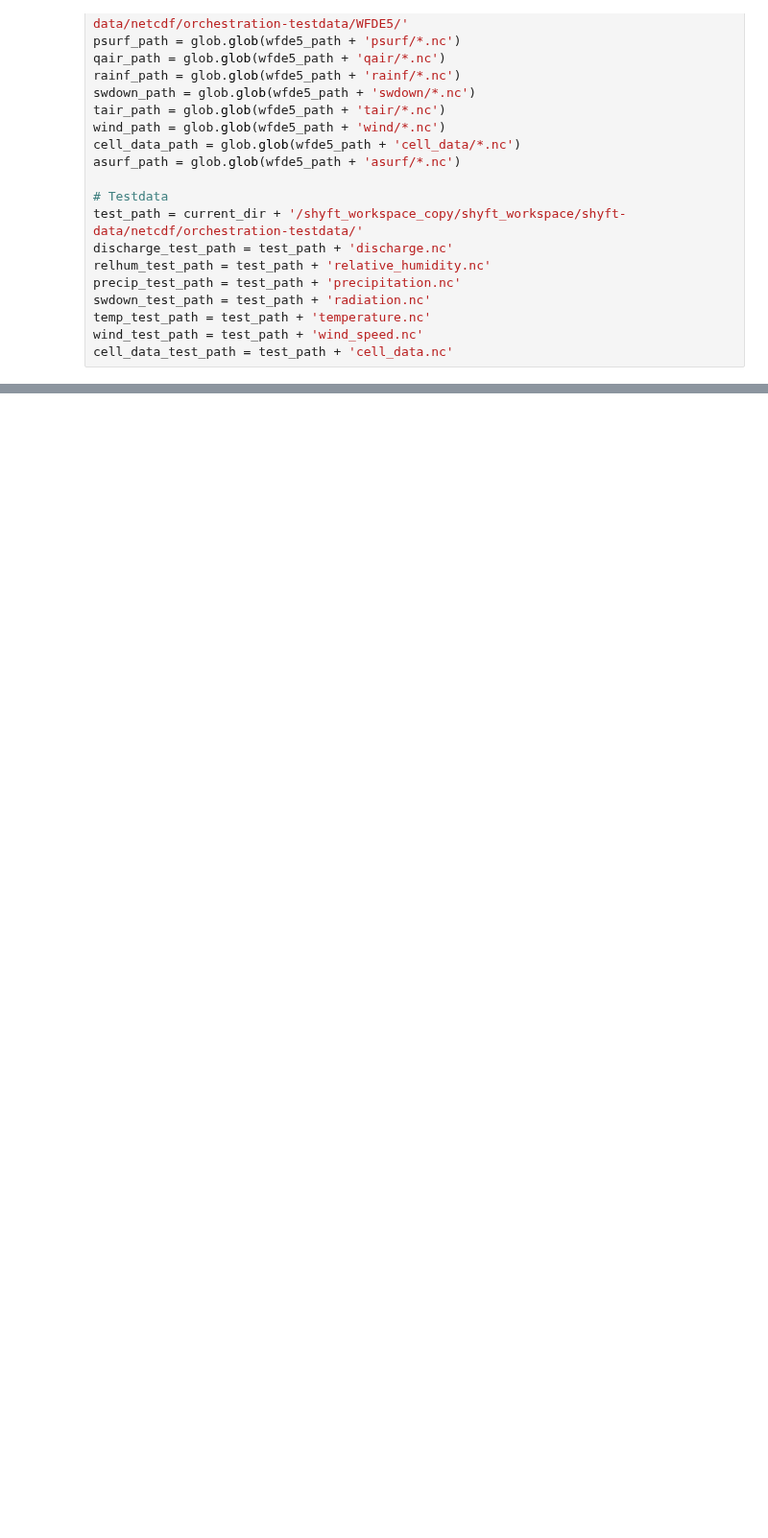
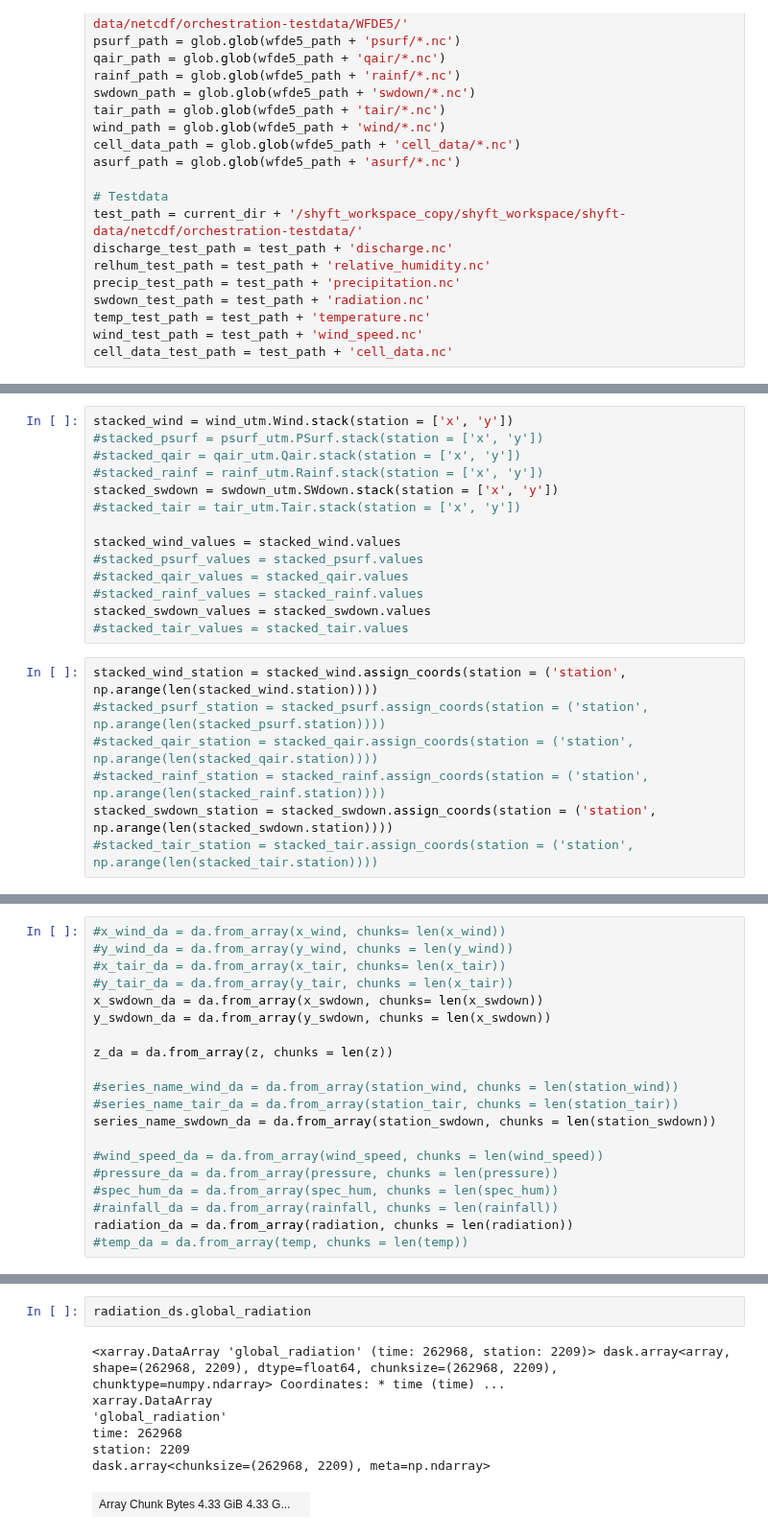
Before and after one commit to jacobqs/MST-Himalaya, a Jupyter notebook: explore_data.ipynb, the cells around one changed output, grey strips where cells are left out. Shown at 96% size. Drawn from its saved outputs; the diff is of its cells as text; blank space fills up the shorter version.

```diff
--- a/explore_data.ipynb
+++ b/explore_data.ipynb
@@ -1974,0 +158,21 @@ The dataset is distributed under the Licence to Use Copernicus Products. The cor
+# %%
+stacked_wind = wind_utm.Wind.stack(station = ['x', 'y'])
+#stacked_psurf = psurf_utm.PSurf.stack(station = ['x', 'y'])
+#stacked_qair = qair_utm.Qair.stack(station = ['x', 'y'])
+#stacked_rainf = rainf_utm.Rainf.stack(station = ['x', 'y'])
+stacked_swdown = swdown_utm.SWdown.stack(station = ['x', 'y'])
+#stacked_tair = tair_utm.Tair.stack(station = ['x', 'y'])
+
+stacked_wind_values = stacked_wind.values
+#stacked_psurf_values = stacked_psurf.values
+#stacked_qair_values = stacked_qair.values
+#stacked_rainf_values = stacked_rainf.values
+stacked_swdown_values = stacked_swdown.values
+#stacked_tair_values = stacked_tair.values
+# %%
+stacked_wind_station = stacked_wind.assign_coords(station = ('station', np.arange(len(stacked_wind.station))))
+#stacked_psurf_station = stacked_psurf.assign_coords(station = ('station', np.arange(len(stacked_psurf.station))))
+#stacked_qair_station = stacked_qair.assign_coords(station = ('station', np.arange(len(stacked_qair.station))))
+#stacked_rainf_station = stacked_rainf.assign_coords(station = ('station', np.arange(len(stacked_rainf.station))))
+stacked_swdown_station = stacked_swdown.assign_coords(station = ('station', np.arange(len(stacked_swdown.station))))
+#stacked_tair_station = stacked_tair.assign_coords(station = ('station', np.arange(len(stacked_tair.station))))
@@ -1974,0 +206,20 @@ The dataset is distributed under the Licence to Use Copernicus Products. The cor
+# %%
+#x_wind_da = da.from_array(x_wind, chunks= len(x_wind))
+#y_wind_da = da.from_array(y_wind, chunks = len(y_wind))
+#x_tair_da = da.from_array(x_tair, chunks= len(x_tair))
+#y_tair_da = da.from_array(y_tair, chunks = len(x_tair))
+x_swdown_da = da.from_array(x_swdown, chunks= len(x_swdown))
+y_swdown_da = da.from_array(y_swdown, chunks = len(x_swdown))
+
+z_da = da.from_array(z, chunks = len(z))
+
+#series_name_wind_da = da.from_array(station_wind, chunks = len(station_wind))
+#series_name_tair_da = da.from_array(station_tair, chunks = len(station_tair))
+series_name_swdown_da = da.from_array(station_swdown, chunks = len(station_swdown))
+
+#wind_speed_da = da.from_array(wind_speed, chunks = len(wind_speed))
+#pressure_da = da.from_array(pressure, chunks = len(pressure))
+#spec_hum_da = da.from_array(spec_hum, chunks = len(spec_hum))
+#rainfall_da = da.from_array(rainfall, chunks = len(rainfall))
+radiation_da = da.from_array(radiation, chunks = len(radiation))
+#temp_da = da.from_array(temp, chunks = len(temp))
@@ -1974,0 +274,10 @@ The dataset is distributed under the Licence to Use Copernicus Products. The cor
+# %%
+radiation_ds.global_radiation
+# %% [output]
+<xarray.DataArray 'global_radiation' (time: 262968, station: 2209)> dask.array<array, shape=(262968, 2209), dtype=float64, chunksize=(262968, 2209), chunktype=numpy.ndarray> Coordinates: * time (time) ...
+xarray.DataArray
+'global_radiation'
+time: 262968
+station: 2209
+dask.array<chunksize=(262968, 2209), meta=np.ndarray>
+| Array Chunk Bytes 4.33 GiB 4.33 G... |  |
```
Also changed, not shown: parts of 133 cells of this notebook.
